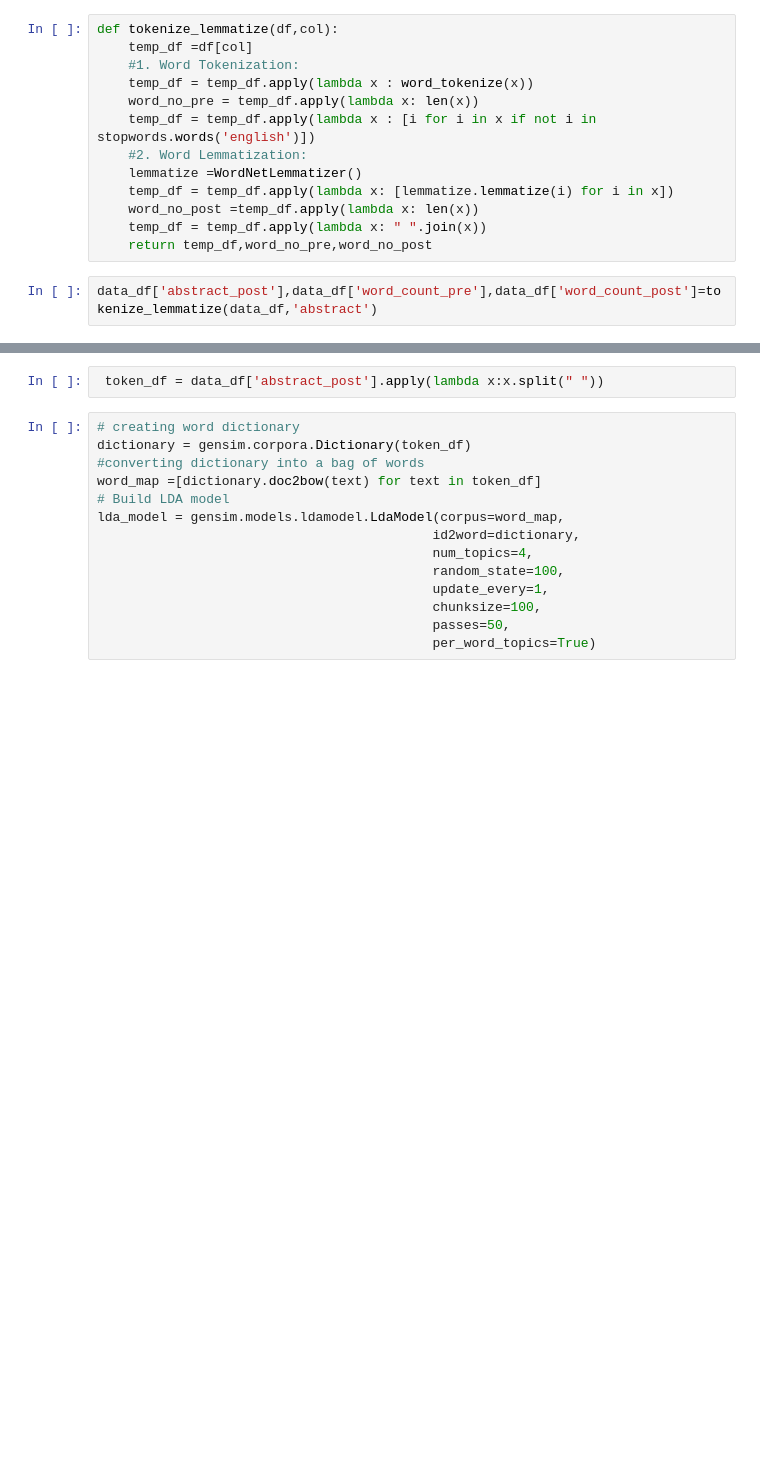
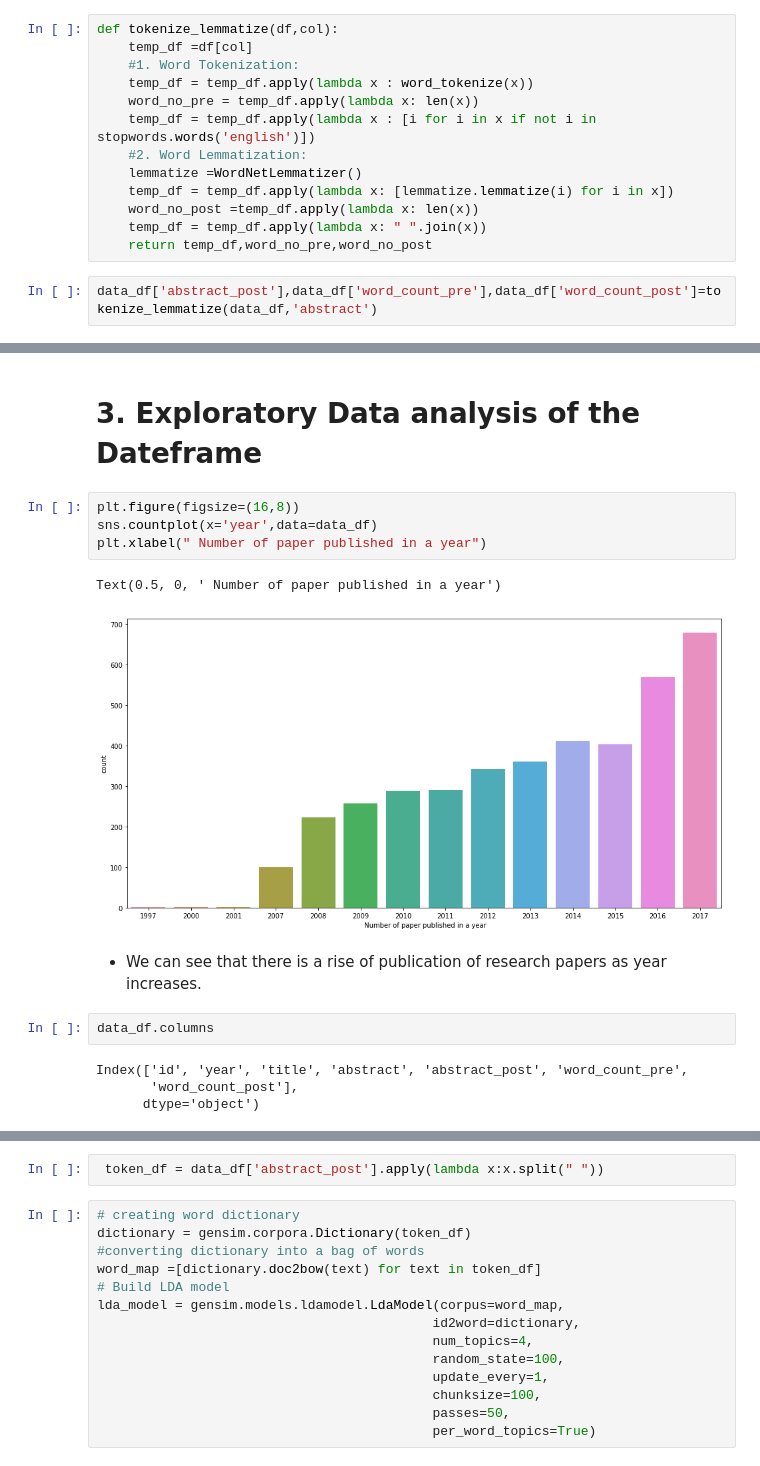
Before and after one commit to leapfrogtechnology/journal-recommendation, a Jupyter notebook: journal_reccomendation.ipynb, the cells around one changed output, grey strips where cells are left out. Saved outputs shown, nothing was run; the diff lists cells and outputs as text; blank space fills up the shorter version.

```diff
--- a/journal_reccomendation.ipynb
+++ b/journal_reccomendation.ipynb
@@ -184,3 +186,20 @@ data_df.head()
 | 2 | 3163 | 2007 | Competition Adds Complexity | it is known that determinining wh... | known determinining whether dec p... | 70 | 40 |
 | 3 | 3164 | 2007 | Efficient Principled Learning of ... | we present the first truly polyno... | present first truly polynomial al... | 144 | 89 |
 | 4 | 3167 | 2007 | Regularized Boost for Semi-Superv... | semi supervised inductive learnin... | semi supervised inductive learnin... | 123 | 81 |
+# %% [markdown]
+# 3. Exploratory Data analysis of the Dateframe
+# %%
+plt.figure(figsize=(16,8))
+sns.countplot(x='year',data=data_df)
+plt.xlabel(" Number of paper published in a year")
+# %% [output]
+Text(0.5, 0, ' Number of paper published in a year')
+[figure, added]
+# %% [markdown]
+* We can see that  there is a rise of publication of research papers as year increases.
+# %%
+data_df.columns
+# %% [output]
+Index(['id', 'year', 'title', 'abstract', 'abstract_post', 'word_count_pre',
+       'word_count_post'],
+      dtype='object')
```
Also changed, not shown: parts of 30 cells of this notebook, 3 other files.
